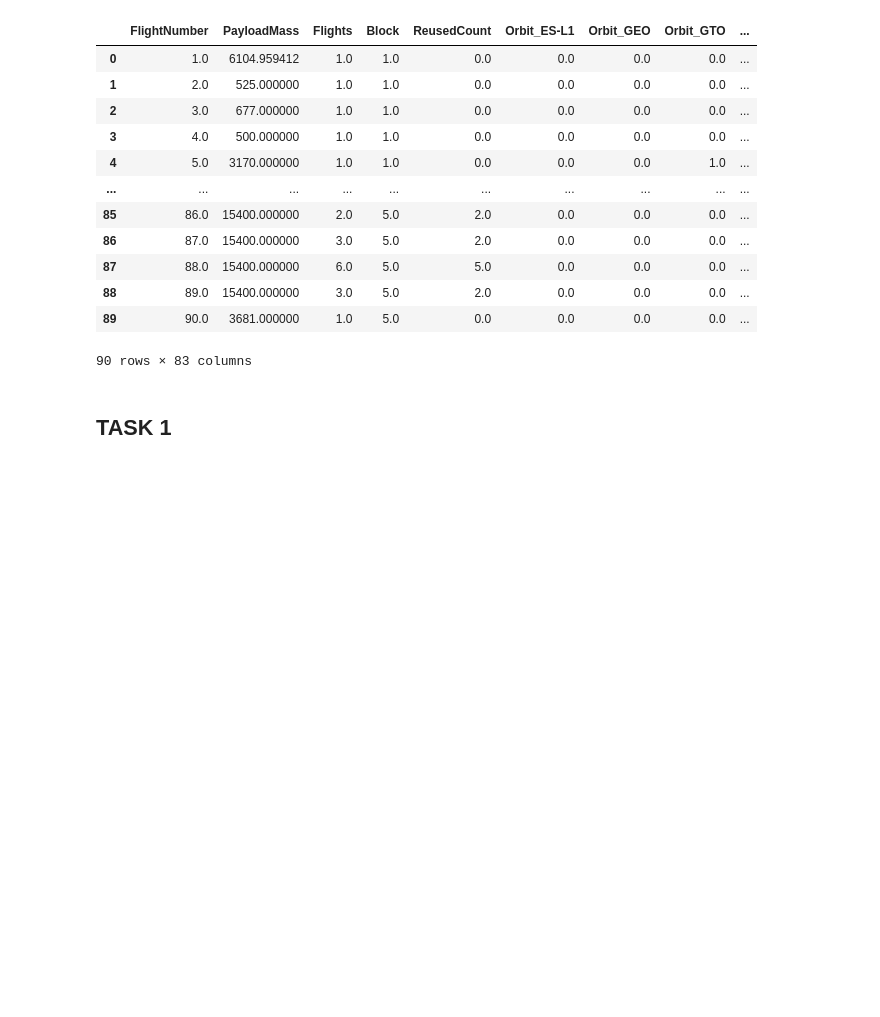
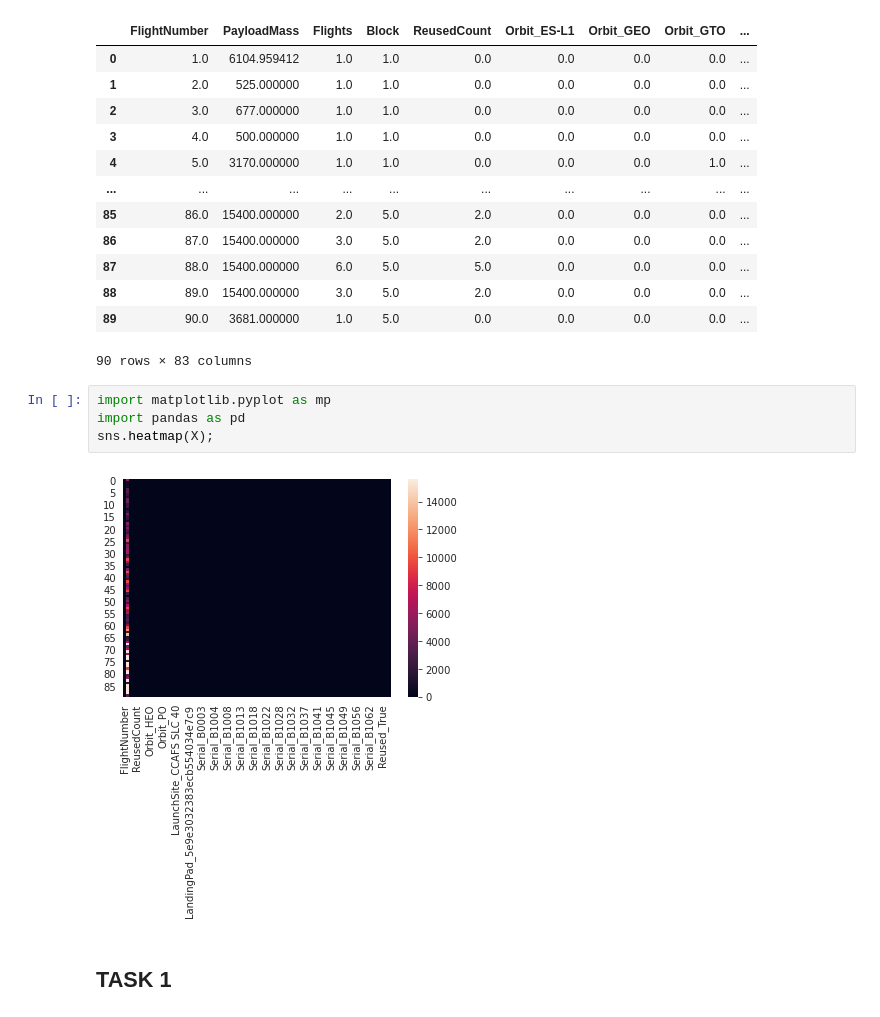
Before and after one commit to muhammadalidarvesh/IBM-Data-Science-Project, a Jupyter notebook: Pred ML.ipynb, the cells around one changed output. Saved outputs shown, nothing was run; the diff lists cells and outputs as text; blank space fills up the shorter version.

```diff
--- a/Pred ML.ipynb
+++ b/Pred ML.ipynb
@@ -114,6 +114,12 @@ X.head(100)
 | 88 | 89.0 | 15400.000000 | 3.0 | 5.0 | 2.0 | 0.0 | 0.0 | 0.0 | ... |
 | 89 | 90.0 | 3681.000000 | 1.0 | 5.0 | 0.0 | 0.0 | 0.0 | 0.0 | ... |
 90 rows × 83 columns
+# %%
+import matplotlib.pyplot as mp
+import pandas as pd
+sns.heatmap(X);
+# %% [output]
+[figure, added]
 # %% [markdown]
 ## TASK  1
 # %% [markdown]
```
Also changed, not shown: parts of 13 cells of this notebook.
